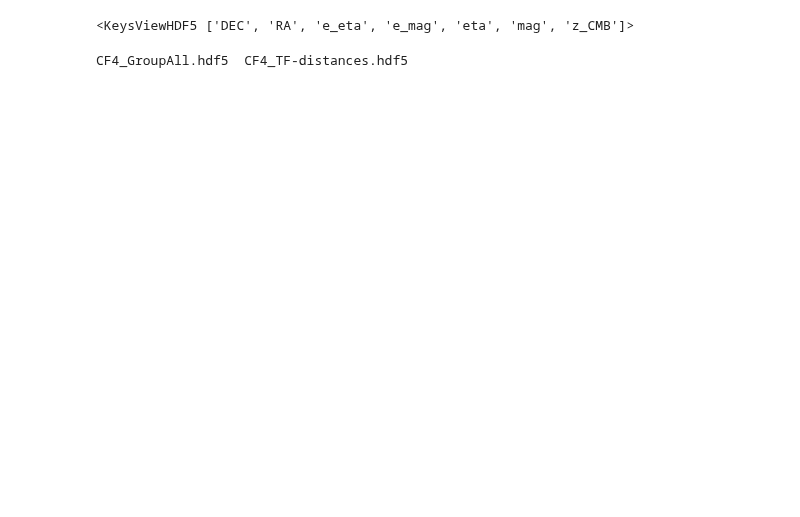
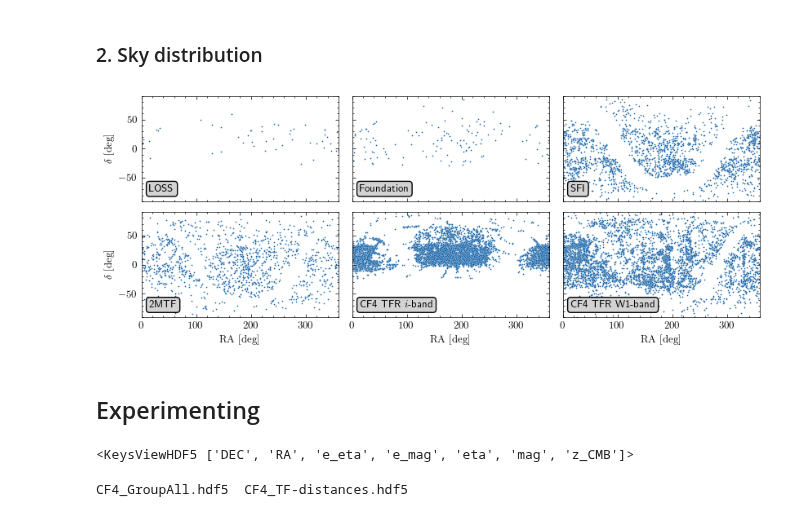
Before and after one commit to Richard-Sti/csiborgtools, a Jupyter notebook: notebooks/flow/PV_data.ipynb, the cells around one changed output. Drawn from its saved outputs; the diff is of its cells as text; code cells hidden in the pictures; blank space fills up the shorter version.

```diff
--- a/notebooks/flow/PV_data.ipynb
+++ b/notebooks/flow/PV_data.ipynb
@@ -5,3 +76,54 @@ from h5py import File
+# %% [markdown]
+### 2. Sky distribution
+# %%
+with plt.style.context('science'):
+    plt.rcParams.update({'font.size': 9})
+    figwidth = 8.3
+    fig, axs = plt.subplots(2, 3, figsize=(figwidth, 0.4 * figwidth),
+                            sharex=True, sharey=True)
+
+
+    names = ["LOSS", "Foundation", "SFI", "2MTF", "CF4_TFR_i", "CF4_TFR_w1"]
+    vals = [LOSS, FOUNDATION, SFI, TWOMTF, CF4_TFR, CF4_TFR]
+
+    for i, ax in enumerate(axs.flat):
+        RA = vals[i]["RA"]
+        DEC = vals[i]["DEC"]
+
+        if names[i] == "CF4_TFR_i":
+            m = vals[i]["i"] > 5
+            RA = RA[m]
+            DEC = DEC[m]
+
+        if names[i] == "CF4_TFR_w1":
+            m = vals[i]["w1"] > 5
+            RA = RA[m]
+            DEC = DEC[m]
+
+        sns.scatterplot(x=RA, y=DEC, ax=ax, s=1.5, rasterized=True)
+
+        # Add panel name in top-left corner of each subplot
+        ax.text(0.04, 0.16, catalogue_to_pretty(names[i]), transform=ax.transAxes,
+                fontsize=9, verticalalignment='top',
+                bbox=dict(boxstyle="round", facecolor='lightgray', alpha=1),
+                zorder=10)  # Ensure text is on top of other plot elements
+
+    axs[0, 0].set_xlim(0, 360)
+    axs[0, 0].set_ylim(-90, 90)
+
+    for i in range(3):
+        axs[-1, i].set_xlabel(r"$\mathrm{RA} ~ [\mathrm{deg}]$")
+
+    for i in range(2):
+        axs[i, 0].set_ylabel(r"$\delta ~ [\mathrm{deg]}$")
+
+    fig.tight_layout()
+    plt.savefig(f"../../plots/sky_dist.pdf", dpi=350)
+    fig.show()
+# %% [output]
+[figure, added]
+# %% [markdown]
+## Experimenting
 # %%
 with File("/mnt/extraspace/rstiskalek/catalogs/PV_compilation.hdf5", 'r') as f:
     print(f["SFI_gals"].keys())
```
Also changed, not shown: parts of 9 cells of this notebook.
